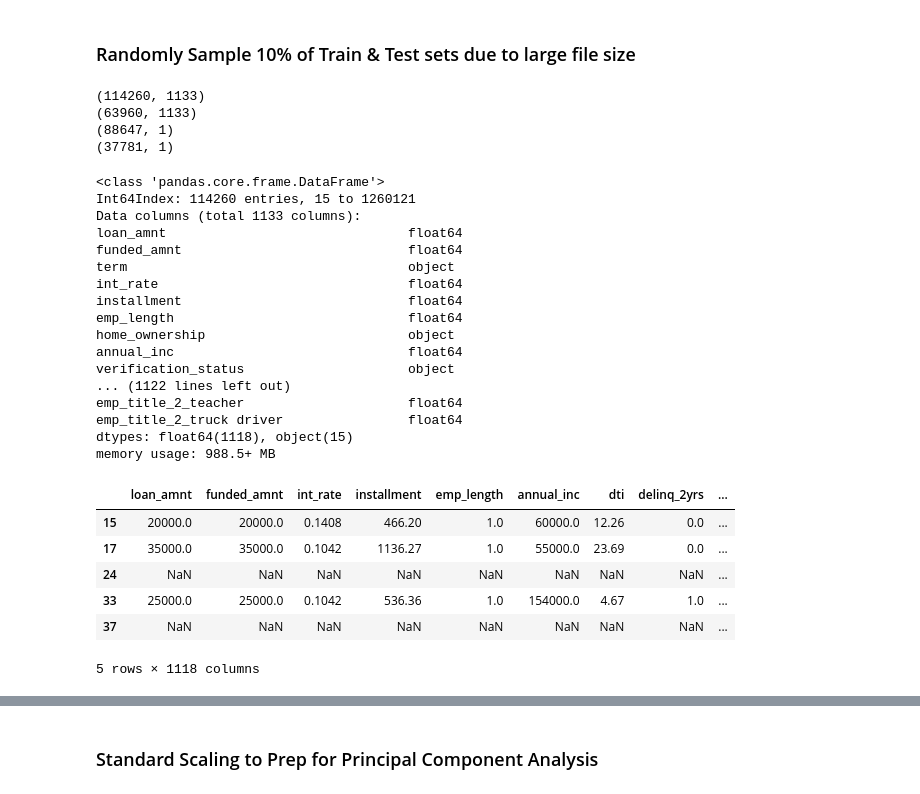
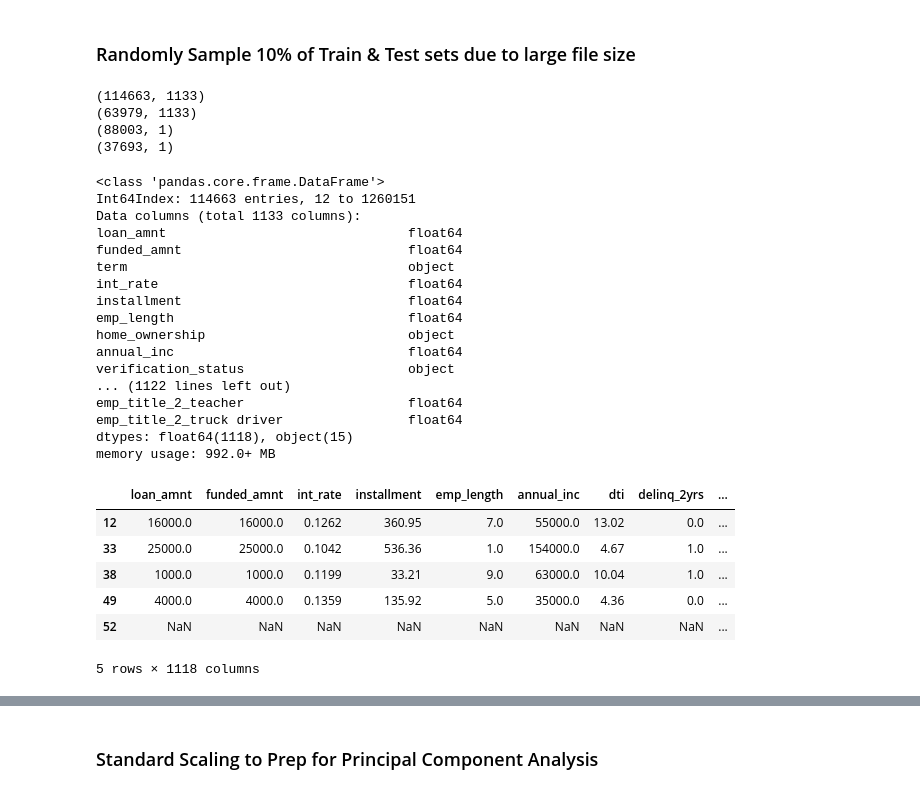
Before and after one commit to as6140/peervest, a Jupyter notebook: lc_preprocessing.ipynb, the cells around one changed output, grey strips where cells are left out. Cells and saved outputs as stored; diff of their text form; code cells hidden in the pictures.

```diff
--- a/lc_preprocessing.ipynb
+++ b/lc_preprocessing.ipynb
@@ -49,18 +16,39 @@ y_test = pd.read_csv(
+# %%
+filename = "X_train.tsv"
+n = sum(1 for line in open(filename)) - 1 #number of records in file (excludes header)
+s = 114663 #desired sample size
+skip = sorted(random.sample(range(1,n+1),n-s)) #the 0-indexed header will not be included in the skip list
+X_train_10pcnt = pd.read_csv(filename, skiprows=skip, sep='\t',index_col=0)
+
+#X_test
+filename = "X_test.tsv"
+s = 64334
+X_test_10pcnt = pd.read_csv(filename, skiprows=skip, sep='\t',index_col=0)
+
+#y_train
+filename = "y_train.tsv"
+s = 88036
+y_train_10pcnt = pd.read_csv(filename, skiprows=skip, sep='\t',index_col=0)
+
+#y_test
+filename = "y_test.tsv"
+s = 37882
+y_test_10pcnt = pd.read_csv(filename, skiprows=skip, sep='\t',index_col=0)
 # %%
-print(X_train.shape)
-print(X_test.shape)
-print(y_train.shape)
-print(y_test.shape)
+print(X_train_10pcnt.shape)
+print(X_test_10pcnt.shape)
+print(y_train_10pcnt.shape)
+print(y_test_10pcnt.shape)
 # %% [output]
-(114260, 1133)
-(63960, 1133)
-(88647, 1)
-(37781, 1)
+(114663, 1133)
+(63979, 1133)
+(88003, 1)
+(37693, 1)
 # %%
-X_train.info(verbose=1)
+X_train_10pcnt.info(verbose=1)
 # %% [output]
 <class 'pandas.core.frame.DataFrame'>
-Int64Index: 114260 entries, 15 to 1260121
+Int64Index: 114663 entries, 12 to 1260151
 Data columns (total 1133 columns):
 loan_amnt                               float64
 funded_amnt                             float64
@@ -75,12 +63,13 @@ verification_status                     object
 emp_title_2_teacher                     float64
 emp_title_2_truck driver                float64
 dtypes: float64(1118), object(15)
-memory usage: 988.5+ MB
+memory usage: 992.0+ MB
 # %%
 #drop OHE source columns & unuseful categorical variables
-X_train.drop(columns=['term','verification_status','home_ownership','purpose','zip_code',
+X_train_10pcnt.drop(columns=['term','verification_status','home_ownership','purpose','zip_code',
                              'addr_state','sub_grade','emp_title_2','application_type',
-                             'grade','emp_title','title', #ALSO, drop redundant columns that new OHE columns provide the info for
+                             'grade','emp_title','title',
+                             #ALSO, drop redundant columns that new OHE columns provide the info for
                              'debt_settlement_flag',#ALSO, drop columns clearly not predictive of class
                              'issue_d','last_pymnt_d'],inplace=True) #ALSO, drop date columns
 # %%
@@ -93,10 +83,10 @@ X_test.drop(columns=['term','verification_status','home_ownership','purpose','zi
 # %%
-X_train.head()
+X_train_10pcnt.head()
 # %% [output]
 |  | loan_amnt | funded_amnt | int_rate | installment | emp_length | annual_inc | dti | delinq_2yrs | ... |
-| 15 | 20000.0 | 20000.0 | 0.1408 | 466.20 | 1.0 | 60000.0 | 12.26 | 0.0 | ... |
-| 17 | 35000.0 | 35000.0 | 0.1042 | 1136.27 | 1.0 | 55000.0 | 23.69 | 0.0 | ... |
-| 24 | NaN | NaN | NaN | NaN | NaN | NaN | NaN | NaN | ... |
+| 12 | 16000.0 | 16000.0 | 0.1262 | 360.95 | 7.0 | 55000.0 | 13.02 | 0.0 | ... |
 | 33 | 25000.0 | 25000.0 | 0.1042 | 536.36 | 1.0 | 154000.0 | 4.67 | 1.0 | ... |
-| 37 | NaN | NaN | NaN | NaN | NaN | NaN | NaN | NaN | ... |
+| 38 | 1000.0 | 1000.0 | 0.1199 | 33.21 | 9.0 | 63000.0 | 10.04 | 1.0 | ... |
+| 49 | 4000.0 | 4000.0 | 0.1359 | 135.92 | 5.0 | 35000.0 | 4.36 | 0.0 | ... |
+| 52 | NaN | NaN | NaN | NaN | NaN | NaN | NaN | NaN | ... |
 5 rows × 1118 columns
```
Also changed, not shown: parts of 12 cells of this notebook, 1 other file.
